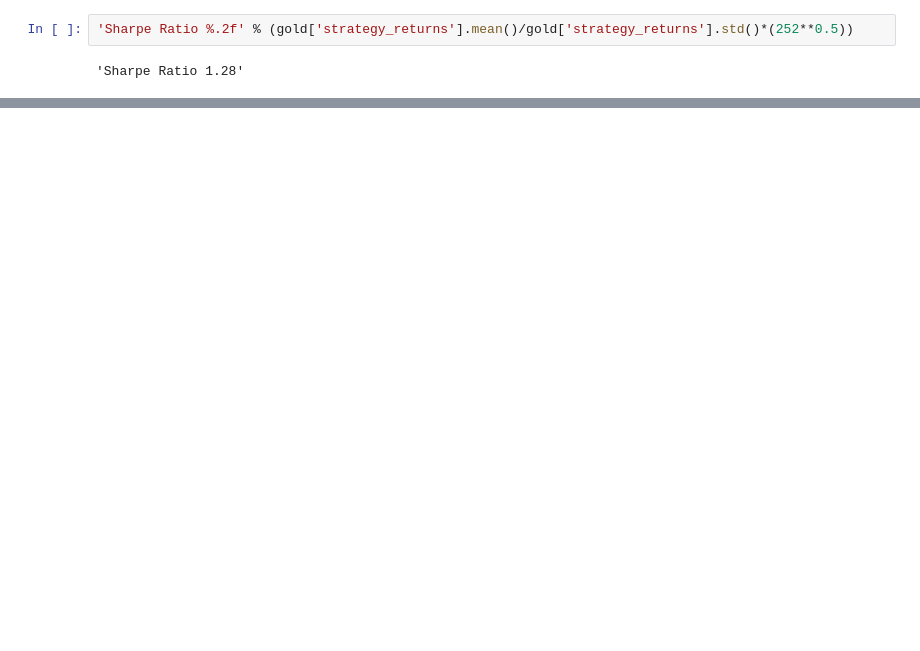
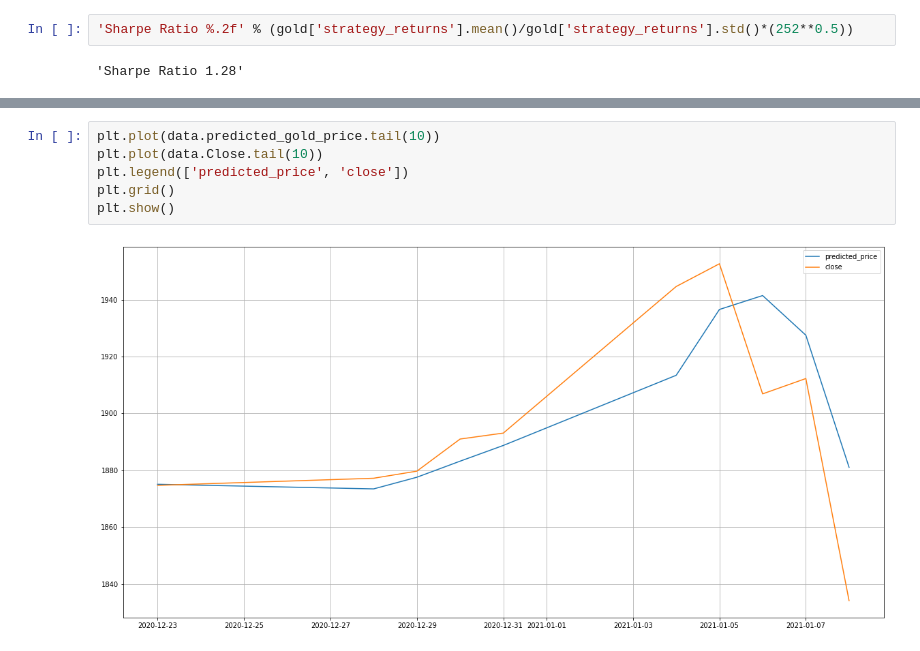
Before and after one commit to tompoles/Portfolio, a Jupyter notebook: Linear_gold_prediction.ipynb, the cells around one changed output, grey strips where cells are left out. Drawn from its saved outputs; the diff is of its cells as text; blank space fills up the shorter version.

```diff
--- a/Linear_gold_prediction.ipynb
+++ b/Linear_gold_prediction.ipynb
@@ -260,0 +261,8 @@ See the caveats in the documentation: https://pandas.pydata.org/pandas-docs/stab
+# %%
+plt.plot(data.predicted_gold_price.tail(10))
+plt.plot(data.Close.tail(10))
+plt.legend(['predicted_price', 'close'])
+plt.grid()
+plt.show()
+# %% [output]
+[figure, added]
```
Also changed, not shown: parts of 4 cells of this notebook.
